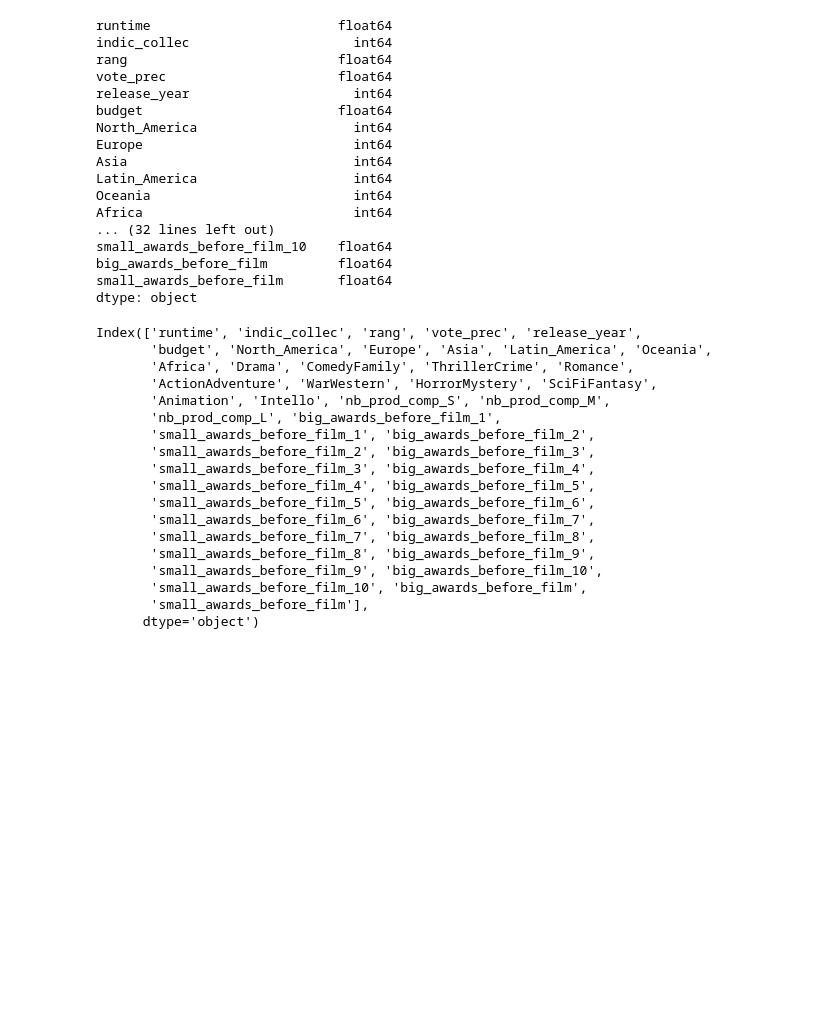
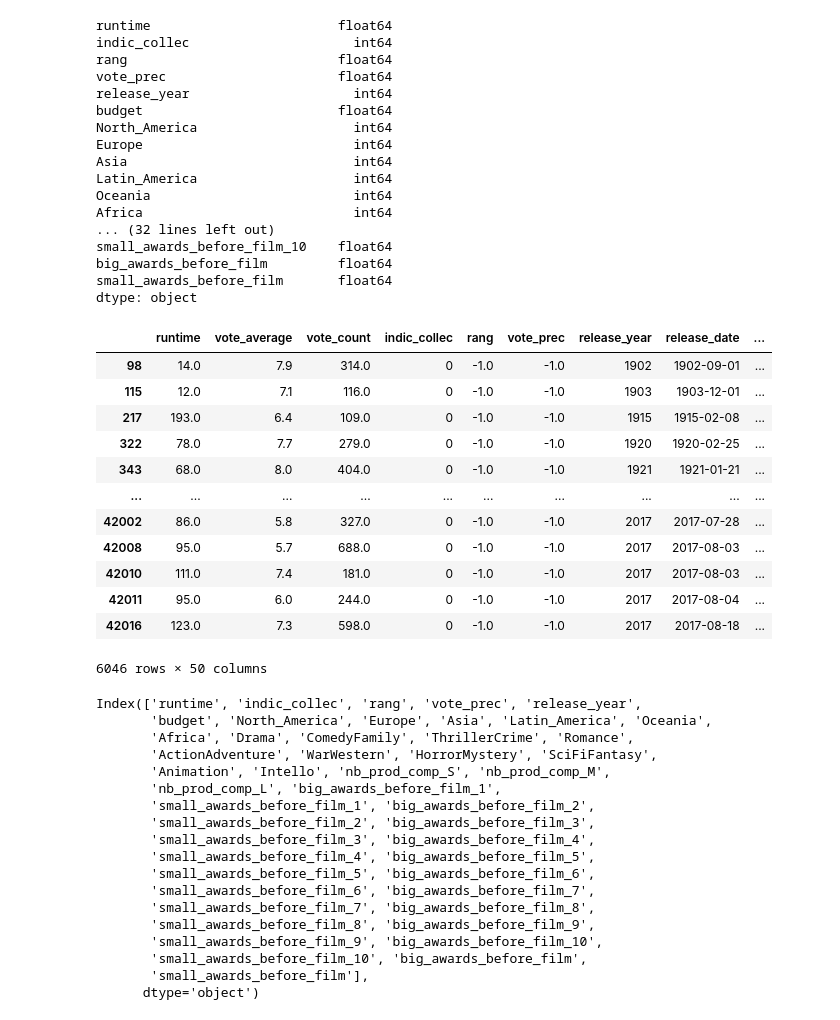
Before and after one commit to mlepennec-ensae/formation_cepe, a Jupyter notebook: Projet/donnees_projet.ipynb, the cells around one changed output. Saved outputs shown, nothing was run; the diff lists cells and outputs as text; code cells hidden in the pictures; blank space fills up the shorter version.

```diff
--- a/Projet/donnees_projet.ipynb
+++ b/Projet/donnees_projet.ipynb
@@ -1366,3 +1365,14 @@ with fs.open(FILE_OUT_PATH, mode='rb') as f_out:
+# %%
+os.environ['AWS_S3_ENDPOINT']
+S3_ENDPOINT_URL = 'http://' + os.environ['AWS_S3_ENDPOINT']
+fs = s3fs.S3FileSystem(client_kwargs = {'endpoint_url' :S3_ENDPOINT_URL })
+fs.ls('mlepennec-ensae')
+BUCKET = 'mlepennec-ensae'
+FILE_OUT_S3 = '/data_movies_final_merged.csv'  # Chemin dans le bucket
+FILE_OUT_PATH = BUCKET + FILE_OUT_S3
+
+with fs.open(FILE_OUT_PATH, mode='rb') as f_out:
+    data_movies_final_selected_merged = pd.read_csv(f_out)
 # %%
 data_movies_final_selected_merged.info()
 # %% [output]
@@ -1389,7 +1399,7 @@ data_movies_final_selected_merged=data_movies_final_selected_merged.drop(['id'],
 data_movies_final_selected_merged['runtime'] = data_movies_final_selected_merged['runtime'].fillna(value = -1)
 data_movies_final_selected_merged['rang'] = data_movies_final_selected_merged['rang'].fillna(value = -1)
 data_movies_final_selected_merged['vote_prec'] = data_movies_final_selected_merged['vote_prec'].fillna(value = -1)
-data_movies_final_selected_merged['runtime'] = data_movies_final_selected_merged['runtime'].fillna(value = -1)
+
 
 data_movies_final_selected_merged['big_awards_before_film_1'] = data_movies_final_selected_merged['big_awards_before_film_1'].fillna(value = 0)
 data_movies_final_selected_merged['small_awards_before_film_1'] = data_movies_final_selected_merged['small_awards_before_film_1'].fillna(value = 0)
@@ -1435,0 +1466,12 @@ memory usage: 16.0+ MB
+# %%
+os.environ['AWS_S3_ENDPOINT']
+S3_ENDPOINT_URL = 'http://' + os.environ['AWS_S3_ENDPOINT']
+fs = s3fs.S3FileSystem(client_kwargs = {'endpoint_url' :S3_ENDPOINT_URL })
+fs.ls('mlepennec-ensae')
+BUCKET = 'mlepennec-ensae'
+FILE_OUT_S3 = '/data_movies_final_selected_merged.csv'  # Chemin dans le bucket
+FILE_OUT_PATH = BUCKET + FILE_OUT_S3       # Chemin complet S3
+
+
+with fs.open(FILE_OUT_PATH, mode='w') as f_out:
+    data_movies_final_selected_merged.to_csv(f_out, index=False)
@@ -1471,6 +1517,22 @@ small_awards_before_film_10    float64
 big_awards_before_film         float64
 small_awards_before_film       float64
 dtype: object
+# %%
+data_movies_final_selected_merged[data_movies_final_selected_merged['vote_count']>=100]
+# %% [output]
+|  | runtime | vote_average | vote_count | indic_collec | rang | vote_prec | release_year | release_date | ... |
+| 98 | 14.0 | 7.9 | 314.0 | 0 | -1.0 | -1.0 | 1902 | 1902-09-01 | ... |
+| 115 | 12.0 | 7.1 | 116.0 | 0 | -1.0 | -1.0 | 1903 | 1903-12-01 | ... |
+| 217 | 193.0 | 6.4 | 109.0 | 0 | -1.0 | -1.0 | 1915 | 1915-02-08 | ... |
+| 322 | 78.0 | 7.7 | 279.0 | 0 | -1.0 | -1.0 | 1920 | 1920-02-25 | ... |
+| 343 | 68.0 | 8.0 | 404.0 | 0 | -1.0 | -1.0 | 1921 | 1921-01-21 | ... |
+| ... | ... | ... | ... | ... | ... | ... | ... | ... | ... |
+| 42002 | 86.0 | 5.8 | 327.0 | 0 | -1.0 | -1.0 | 2017 | 2017-07-28 | ... |
+| 42008 | 95.0 | 5.7 | 688.0 | 0 | -1.0 | -1.0 | 2017 | 2017-08-03 | ... |
+| 42010 | 111.0 | 7.4 | 181.0 | 0 | -1.0 | -1.0 | 2017 | 2017-08-03 | ... |
+| 42011 | 95.0 | 6.0 | 244.0 | 0 | -1.0 | -1.0 | 2017 | 2017-08-04 | ... |
+| 42016 | 123.0 | 7.3 | 598.0 | 0 | -1.0 | -1.0 | 2017 | 2017-08-18 | ... |
+6046 rows × 50 columns
 # %%
 num_features = features.select_dtypes(include= ['int32', 'float64', 'int64']).columns
 num_features
```
Also changed, not shown: parts of 11 cells of this notebook.
